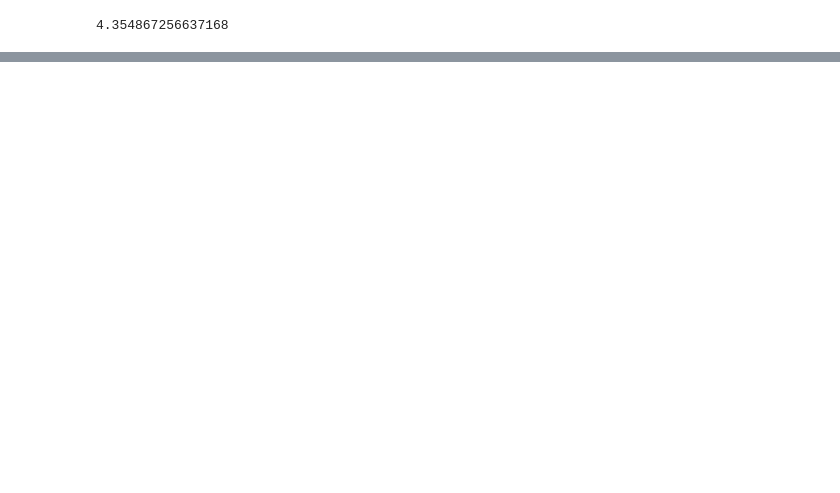
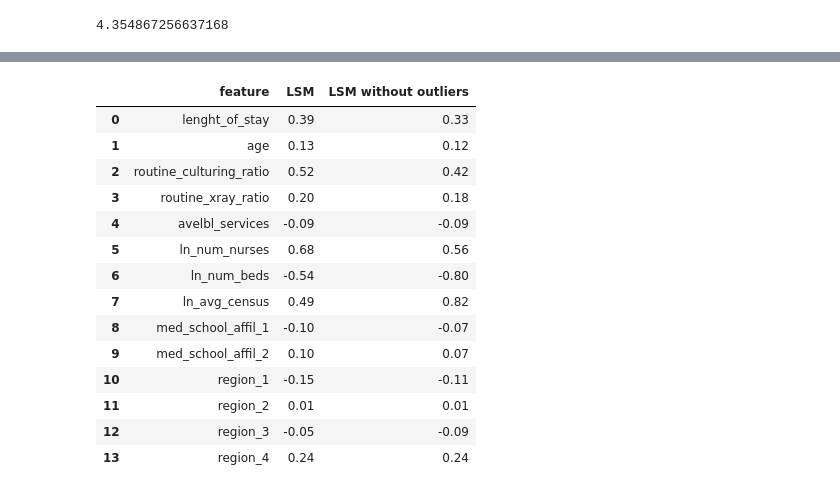
Before and after one commit to DaviGiordano/modeling-risk-infection, a Jupyter notebook: linear_regression.ipynb, the cells around one changed output, grey strips where cells are left out. Drawn from its saved outputs; the diff is of its cells as text; code cells hidden in the pictures; blank space fills up the shorter version.

```diff
--- a/linear_regression.ipynb
+++ b/linear_regression.ipynb
@@ -70,0 +96,3 @@ array([ 0.46303086,  0.04495977,  0.54698301,  0.24460538, -0.61192755,
+# %%
+result_without_outliers = pd.DataFrame((list(zip(X.columns, np.round(LR.coef_, 2)))))
+result_without_outliers.rename(columns={0: 'feature', 1: 'LSM without outliers'}, inplace=True)
@@ -70,0 +103,20 @@ array([ 0.46303086,  0.04495977,  0.54698301,  0.24460538, -0.61192755,
+# %%
+merged_results = result_all_data.merge(result_without_outliers, on='feature', how='outer')
+# %%
+merged_results
+# %% [output]
+|  | feature | LSM | LSM without outliers |
+| 0 | lenght_of_stay | 0.39 | 0.33 |
+| 1 | age | 0.13 | 0.12 |
+| 2 | routine_culturing_ratio | 0.52 | 0.42 |
+| 3 | routine_xray_ratio | 0.20 | 0.18 |
+| 4 | avelbl_services | -0.09 | -0.09 |
+| 5 | ln_num_nurses | 0.68 | 0.56 |
+| 6 | ln_num_beds | -0.54 | -0.80 |
+| 7 | ln_avg_census | 0.49 | 0.82 |
+| 8 | med_school_affil_1 | -0.10 | -0.07 |
+| 9 | med_school_affil_2 | 0.10 | 0.07 |
+| 10 | region_1 | -0.15 | -0.11 |
+| 11 | region_2 | 0.01 | 0.01 |
+| 12 | region_3 | -0.05 | -0.09 |
+| 13 | region_4 | 0.24 | 0.24 |
```
Also changed, not shown: parts of 21 cells of this notebook, 1 other file.
